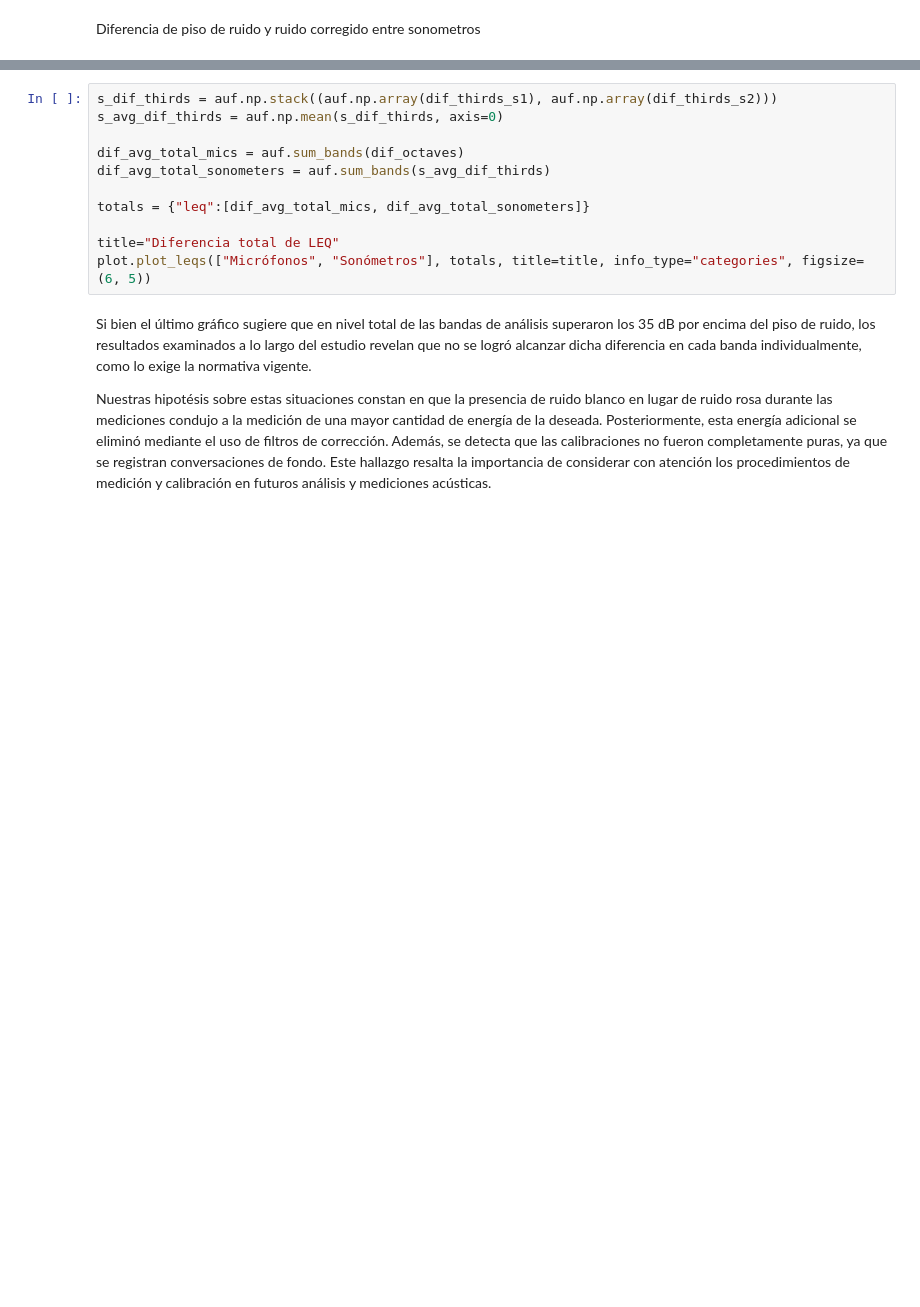
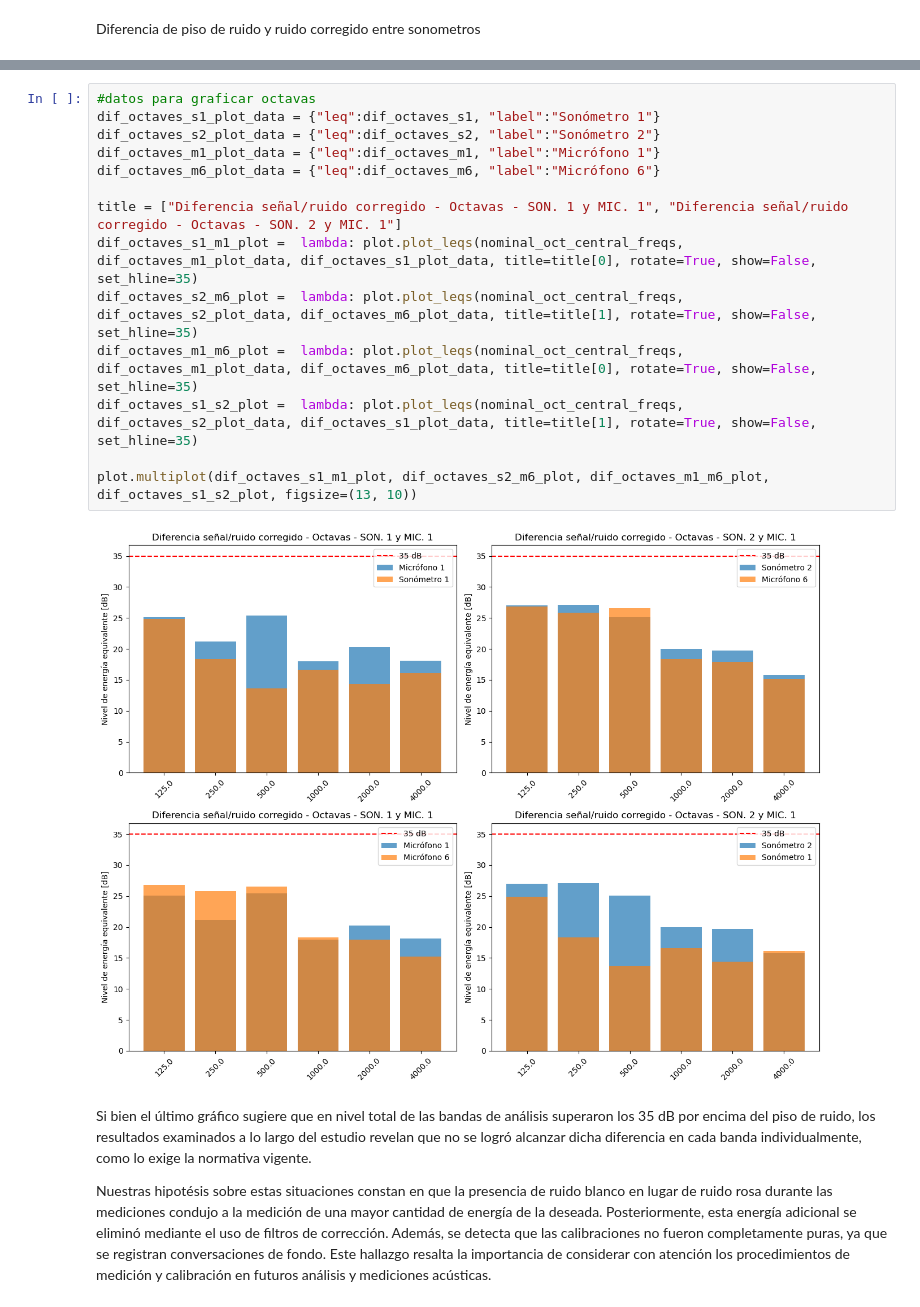
Before and after one commit to Joaqo99/tp2-sys, a Jupyter notebook: Presentacion.ipynb, the cells around one changed output, grey strips where cells are left out. Drawn from its saved outputs; the diff is of its cells as text; blank space fills up the shorter version.

```diff
--- a/Presentacion.ipynb
+++ b/Presentacion.ipynb
@@ -853,14 +851,19 @@ Diferencia total entre piso de ruido y ruido generado por la fuente. Podemos sum
-# %%
-s_dif_thirds = auf.np.stack((auf.np.array(dif_thirds_s1), auf.np.array(dif_thirds_s2)))
-s_avg_dif_thirds = auf.np.mean(s_dif_thirds, axis=0)
-
-dif_avg_total_mics = auf.sum_bands(dif_octaves)
-dif_avg_total_sonometers = auf.sum_bands(s_avg_dif_thirds)
-
-totals = {"leq":[dif_avg_total_mics, dif_avg_total_sonometers]}
-
-title="Diferencia total de LEQ"
-plot.plot_leqs(["Micrófonos", "Sonómetros"], totals, title=title, info_type="categories", figsize=(6, 5))
+# %%
+#datos para graficar octavas
+dif_octaves_s1_plot_data = {"leq":dif_octaves_s1, "label":"Sonómetro 1"}
+dif_octaves_s2_plot_data = {"leq":dif_octaves_s2, "label":"Sonómetro 2"}
+dif_octaves_m1_plot_data = {"leq":dif_octaves_m1, "label":"Micrófono 1"}
+dif_octaves_m6_plot_data = {"leq":dif_octaves_m6, "label":"Micrófono 6"}
+
+title = ["Diferencia señal/ruido corregido - Octavas - SON. 1 y MIC. 1", "Diferencia señal/ruido corregido - Octavas - SON. 2 y MIC. 1"]
+dif_octaves_s1_m1_plot =  lambda: plot.plot_leqs(nominal_oct_central_freqs, dif_octaves_m1_plot_data, dif_octaves_s1_plot_data, title=title[0], rotate=True, show=False, set_hline=35)
+dif_octaves_s2_m6_plot =  lambda: plot.plot_leqs(nominal_oct_central_freqs, dif_octaves_s2_plot_data, dif_octaves_m6_plot_data, title=title[1], rotate=True, show=False, set_hline=35)
+dif_octaves_m1_m6_plot =  lambda: plot.plot_leqs(nominal_oct_central_freqs, dif_octaves_m1_plot_data, dif_octaves_m6_plot_data, title=title[0], rotate=True, show=False, set_hline=35)
+dif_octaves_s1_s2_plot =  lambda: plot.plot_leqs(nominal_oct_central_freqs, dif_octaves_s2_plot_data, dif_octaves_s1_plot_data, title=title[1], rotate=True, show=False, set_hline=35)
+
+plot.multiplot(dif_octaves_s1_m1_plot, dif_octaves_s2_m6_plot, dif_octaves_m1_m6_plot, dif_octaves_s1_s2_plot, figsize=(13, 10))
+# %% [output]
+[figure, added]
 # %% [markdown]
 Si bien el último gráfico sugiere que en nivel total de las bandas de análisis superaron los 35 dB por encima del piso de ruido,  los resultados examinados a lo largo del estudio revelan que no se logró alcanzar dicha diferencia en cada banda individualmente, como lo exige la normativa vigente.
 
```
Also changed, not shown: parts of 10 cells of this notebook, 2 other files.
